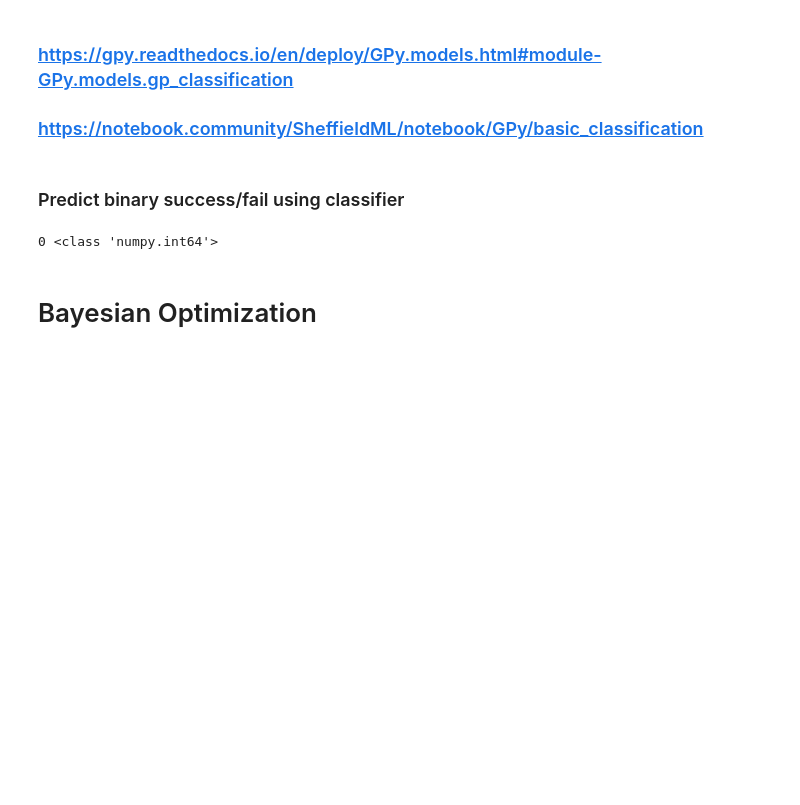
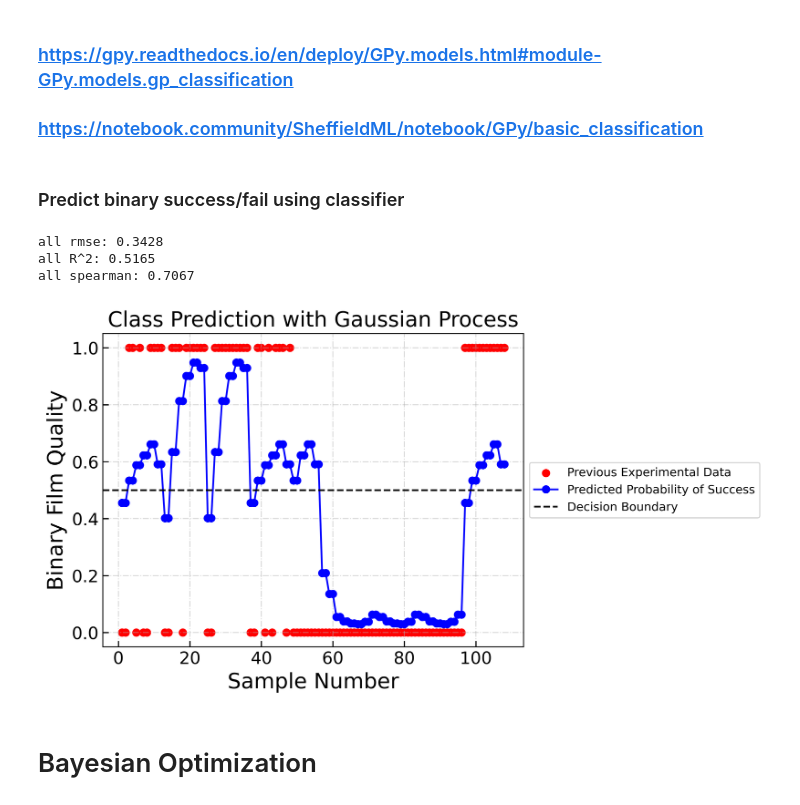
Before and after one commit to Printz-Lab/SL-PerovskiteOpt, a Jupyter notebook: Binary_Classification_BO/RAPID_Round1_BatchBO_Binary_Film_Quality_sklearn_Emukit.ipynb, the cells around one changed output. Drawn from its saved outputs; the diff is of its cells as text; code cells hidden in the pictures; blank space fills up the shorter version.

```diff
--- a/Binary_Classification_BO/RAPID_Round1_BatchBO_Binary_Film_Quality_sklearn_Emukit.ipynb
+++ b/Binary_Classification_BO/RAPID_Round1_BatchBO_Binary_Film_Quality_sklearn_Emukit.ipynb
@@ -244,60 +245,67 @@ from scipy.stats import spearmanr
 
 x_init = x_normalizer(df_included_vars.to_numpy()) # Normalize experimental data
 y_init = np.transpose([df_film["Success or Fail"].to_numpy()]) # Get array of pass/fail conditions
 X, Y = [x_init, y_init.ravel()] # Flatten output dimensions to (N,) and convert variables to statistics standard Y(X)
 
 input_dim = len(X[0])  # Get number of variables in space
 
 # kernel = 1.0 * RBF(length_scale=np.ones(input_dim),
 #                         length_scale_bounds=(1e-2, 1e5))
 kernel = 1.0 * Matern(nu=2.5,
                       length_scale=np.ones(input_dim),
-                        length_scale_bounds=(1e-2, 1e5))
+                        length_scale_bounds=(1e-2, 1e6))
 
 prior_model = GaussianProcessClassifier(kernel=kernel,
                                   copy_X_train=True,
                                   random_state=42,
                                   n_restarts_optimizer=25,
                                   n_jobs=-1
                                   )
 prior_model.fit(X,Y)
 prior_model.kernel_
 probs, f_mu, f_var = prior_model.predict_proba(X)
 
-classes = prior_model.predict(X)
-print(classes[0], type(classes[0]))
-# y_pred = probs[:,1]
+# classes = prior_model.predict(X)
+# print(classes[0], type(classes[0]))
 
-# fontsize = 18
-# lims = (-0.1, 1.1)
+y_pred = probs[:,1]
 
-# # Plot the true input data and the prediction against the data point number
-# plt.figure(dpi=100)
+fontsize = 18
+lims = (-0.1, 1.1)
+
+# Plot the true input data and the prediction against the data point number
+plt.figure(dpi=500)
 # plt.plot(range(1, len(Y) + 1), Y, "ro-", label="True Data")
-# plt.plot(range(1, len(Y) + 1), y_pred, "bo-", label="Prediction")
-# # plt.plot(range(1, len(Y) + 1), y_pred, "go-", label="Raw Model Output")
+plt.scatter(range(1, len(Y) + 1), Y, marker='o', color='r', label="Previous Experimental Data")
+plt.plot(range(1, len(Y) + 1), y_pred, "bo-", label="Predicted Probability of Success")
+# plt.scatter(range(1, len(Y) + 1), y_pred, marker='o', color='b', label="Predicted Probability of Success")
+plt.axhline(y=0.5, c='black', linestyle='dashed', label="Decision Boundary")
 
-# title = "Baseline GPC for Binary Film Quality"
-# plt.xlabel("Sample Number", fontsize=fontsize)
-# plt.ylabel("Binary Film Quality", fontsize=fontsize)
-# plt.title(title, fontsize=fontsize)
-# plt.legend()
-# plt.tick_params(
-#     direction="in", length=5, width=1, labelsize=fontsize * 0.8, grid_alpha=0.5
-# )
-# plt.grid(True, linestyle="-.")
+title = "Class Prediction with Gaussian Process"
+plt.xlabel("Sample Number", fontsize=fontsize)
+plt.ylabel("Binary Film Quality", fontsize=fontsize)
+plt.title(title, fontsize=fontsize)
+# Put a legend to the right of the current axis
+plt.legend(loc='center left', bbox_to_anchor=(1, 0.5))
+plt.tick_params(
+    direction="in", length=5, width=1, labelsize=fontsize * 0.8, grid_alpha=0.5
+)
+plt.grid(True, linestyle="-.")
 
-# mse = mean_squared_error
-# mse_all = mse(Y, y_pred)
-# print("all rmse: %.4f" % (np.sqrt(mse_all)))
+mse = mean_squared_error
+mse_all = mse(Y, y_pred)
+print("all rmse: %.4f" % (np.sqrt(mse_all)))
 
-# rsquared_all = r2_score(Y, y_pred)
-# print("all R^2: %.4f" % (rsquared_all))
+rsquared_all = r2_score(Y, y_pred)
+print("all R^2: %.4f" % (rsquared_all))
 
-# sprman_all = spearmanr(Y, y_pred)
-# print("all spearman: %.4f" % (sprman_all[0]))
+sprman_all = spearmanr(Y, y_pred)
+print("all spearman: %.4f" % (sprman_all[0]))
 # %% [output]
-0 <class 'numpy.int64'>
+all rmse: 0.3428
+all R^2: 0.5165
+all spearman: 0.7067
+[figure, added]
 # %%
 # emukit_model = SklearnGPModel(model)
 # test_x = [[0.1, 0.2, 0.3, 0.4, 0.5, 0.6, 0.7]]
```
Also changed, not shown: parts of 4 cells of this notebook.
